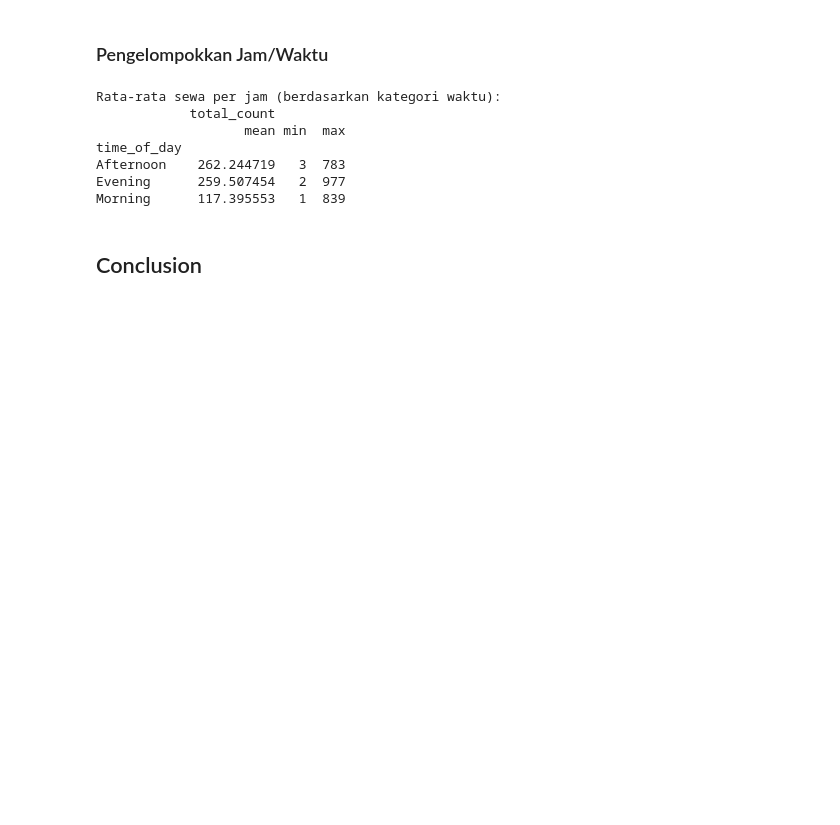
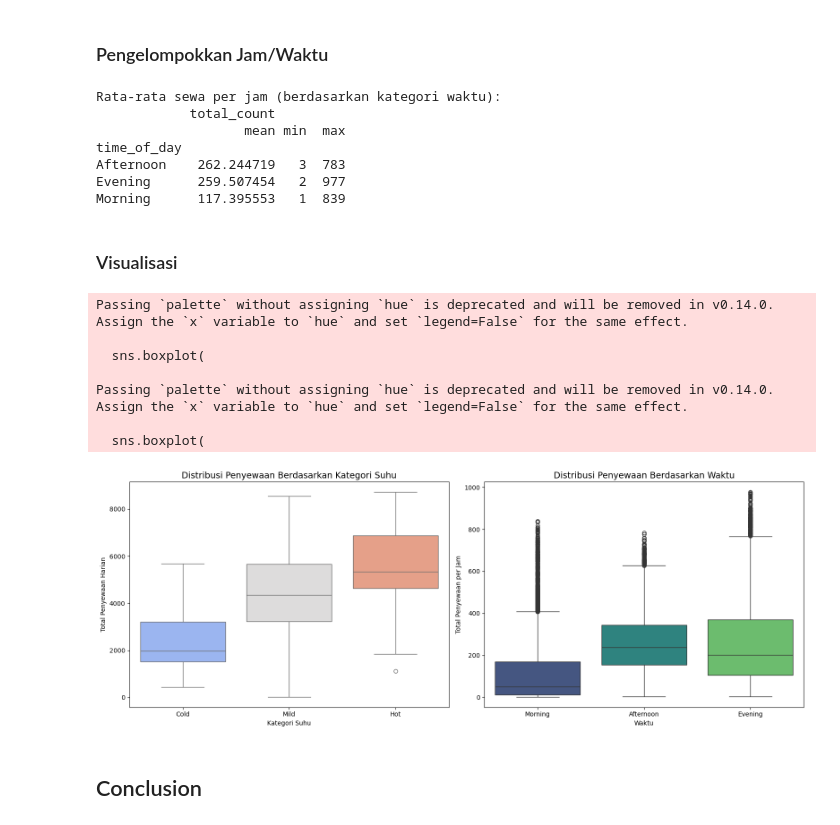
Before and after one commit to moenalyze/bike-sharing-dataset-analysis, a Jupyter notebook: notebook.ipynb, the cells around one changed output. Saved outputs shown, nothing was run; the diff lists cells and outputs as text; code cells hidden in the pictures; blank space fills up the shorter version.

Commit message:
add binning visualization

```diff
--- a/notebook.ipynb
+++ b/notebook.ipynb
@@ -507,6 +507,46 @@ time_of_day
 Afternoon    262.244719   3  783
 Evening      259.507454   2  977
 Morning      117.395553   1  839
+# %% [markdown]
+### Visualisasi
+# %%
+fig, ax = plt.subplots(nrows=1, ncols=2, figsize=(16, 6))
+
+sns.boxplot(
+    x="temp_category",
+    y="total_count",
+    data=day_df,
+    order=['Cold', 'Mild', 'Hot'],
+    palette="coolwarm",
+    ax=ax[0]
+)
+ax[0].set_title("Distribusi Penyewaan Berdasarkan Kategori Suhu", fontsize=14)
+ax[0].set_xlabel("Kategori Suhu")
+ax[0].set_ylabel("Total Penyewaan Harian")
+
+sns.boxplot(
+    x="time_of_day",
+    y="total_count",
+    data=hour_df,
+    order=['Morning', 'Afternoon', 'Evening'],
+    palette="viridis",
+    ax=ax[1]
+)
+ax[1].set_title("Distribusi Penyewaan Berdasarkan Waktu", fontsize=14)
+ax[1].set_xlabel("Waktu")
+ax[1].set_ylabel("Total Penyewaan per Jam")
+
+plt.tight_layout()
+plt.show()
+# %% [output]
+Passing `palette` without assigning `hue` is deprecated and will be removed in v0.14.0. Assign the `x` variable to `hue` and set `legend=False` for the same effect.
+
+  sns.boxplot(
+
+Passing `palette` without assigning `hue` is deprecated and will be removed in v0.14.0. Assign the `x` variable to `hue` and set `legend=False` for the same effect.
+
+  sns.boxplot(
+[figure, added]
 # %% [markdown]
 ## Conclusion
 # %% [markdown]
```
Also changed, not shown: parts of 1 cell of this notebook.
